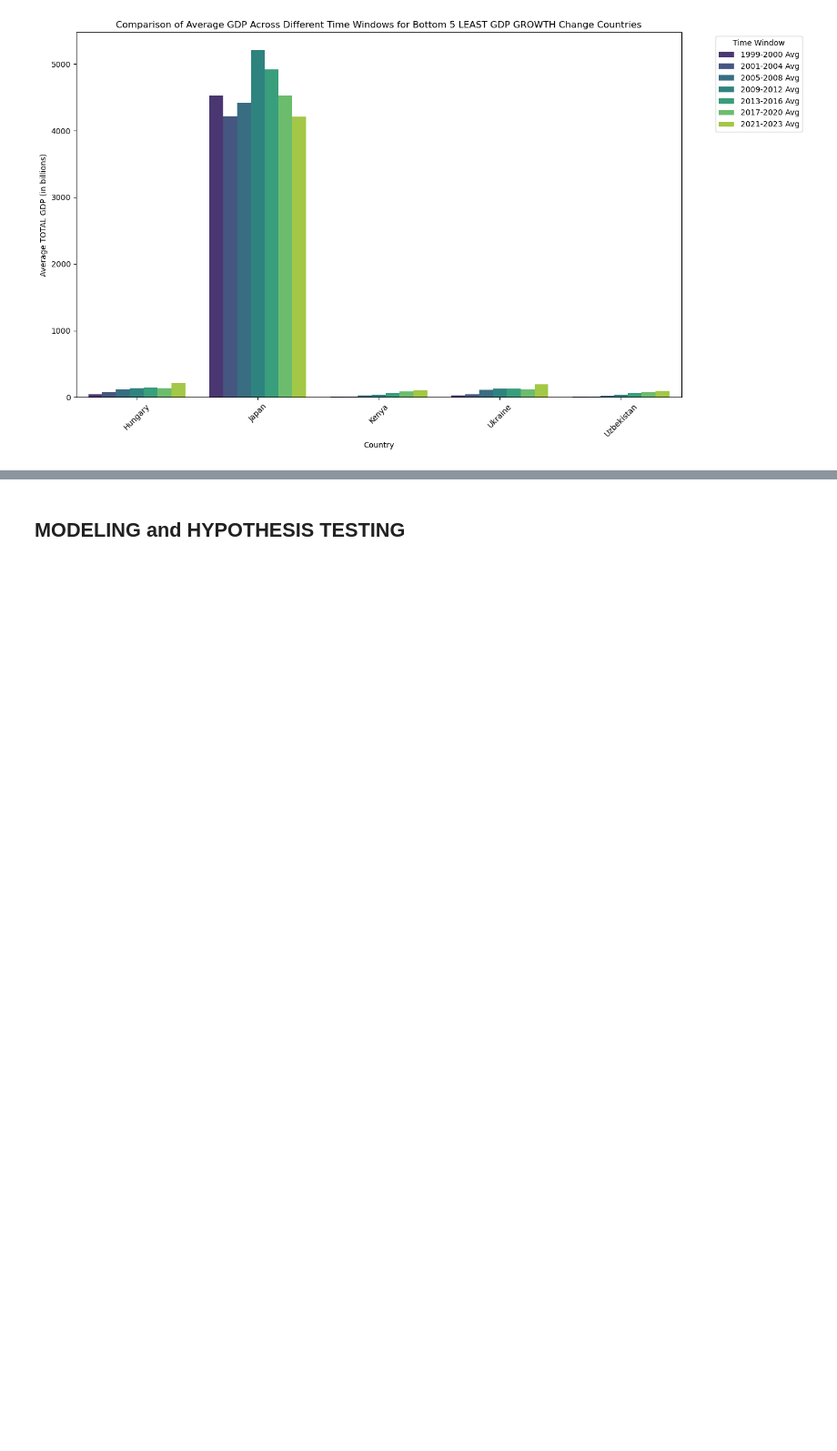
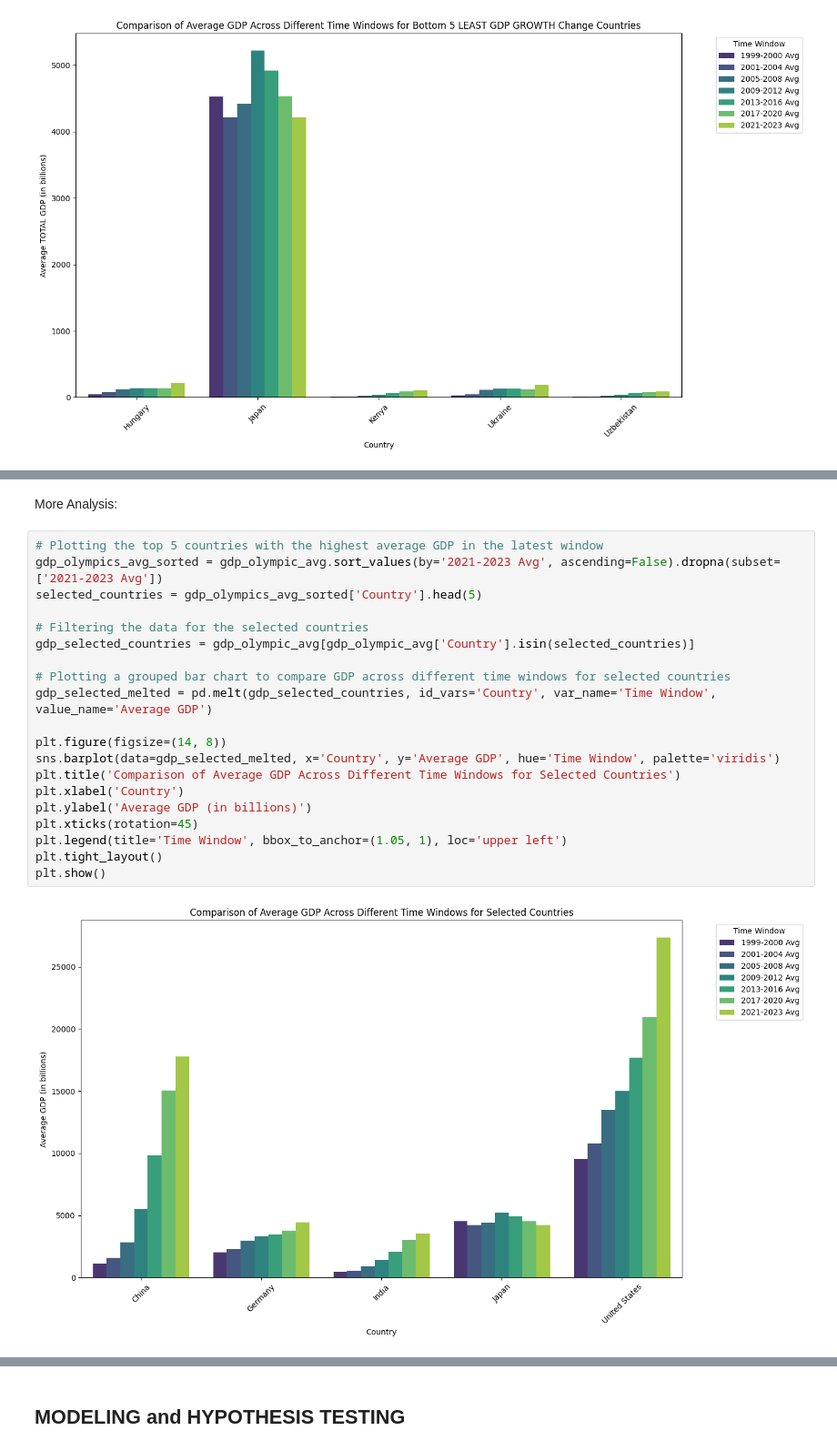
Before and after one commit to levsah/Olympinomics, a Jupyter notebook: FinalProject_Group103-FA24.ipynb, the cells around one changed output, grey strips where cells are left out. Shown at 91% size. Saved outputs shown, nothing was run; the diff lists cells and outputs as text; blank space fills up the shorter version.

Commit message:
More GDP Comparisons

```diff
--- a/FinalProject_Group103-FA24.ipynb
+++ b/FinalProject_Group103-FA24.ipynb
@@ -1288,0 +1277,24 @@ plt.show()
+# %% [markdown]
+More Analysis:
+# %%
+# Plotting the top 5 countries with the highest average GDP in the latest window
+gdp_olympics_avg_sorted = gdp_olympic_avg.sort_values(by='2021-2023 Avg', ascending=False).dropna(subset=['2021-2023 Avg'])
+selected_countries = gdp_olympics_avg_sorted['Country'].head(5)
+
+# Filtering the data for the selected countries
+gdp_selected_countries = gdp_olympic_avg[gdp_olympic_avg['Country'].isin(selected_countries)]
+
+# Plotting a grouped bar chart to compare GDP across different time windows for selected countries
+gdp_selected_melted = pd.melt(gdp_selected_countries, id_vars='Country', var_name='Time Window', value_name='Average GDP')
+
+plt.figure(figsize=(14, 8))
+sns.barplot(data=gdp_selected_melted, x='Country', y='Average GDP', hue='Time Window', palette='viridis')
+plt.title('Comparison of Average GDP Across Different Time Windows for Selected Countries')
+plt.xlabel('Country')
+plt.ylabel('Average GDP (in billions)')
+plt.xticks(rotation=45)
+plt.legend(title='Time Window', bbox_to_anchor=(1.05, 1), loc='upper left')
+plt.tight_layout()
+plt.show()
+# %% [output]
+[figure, added]
```
Also changed, not shown: parts of 16 cells of this notebook.
